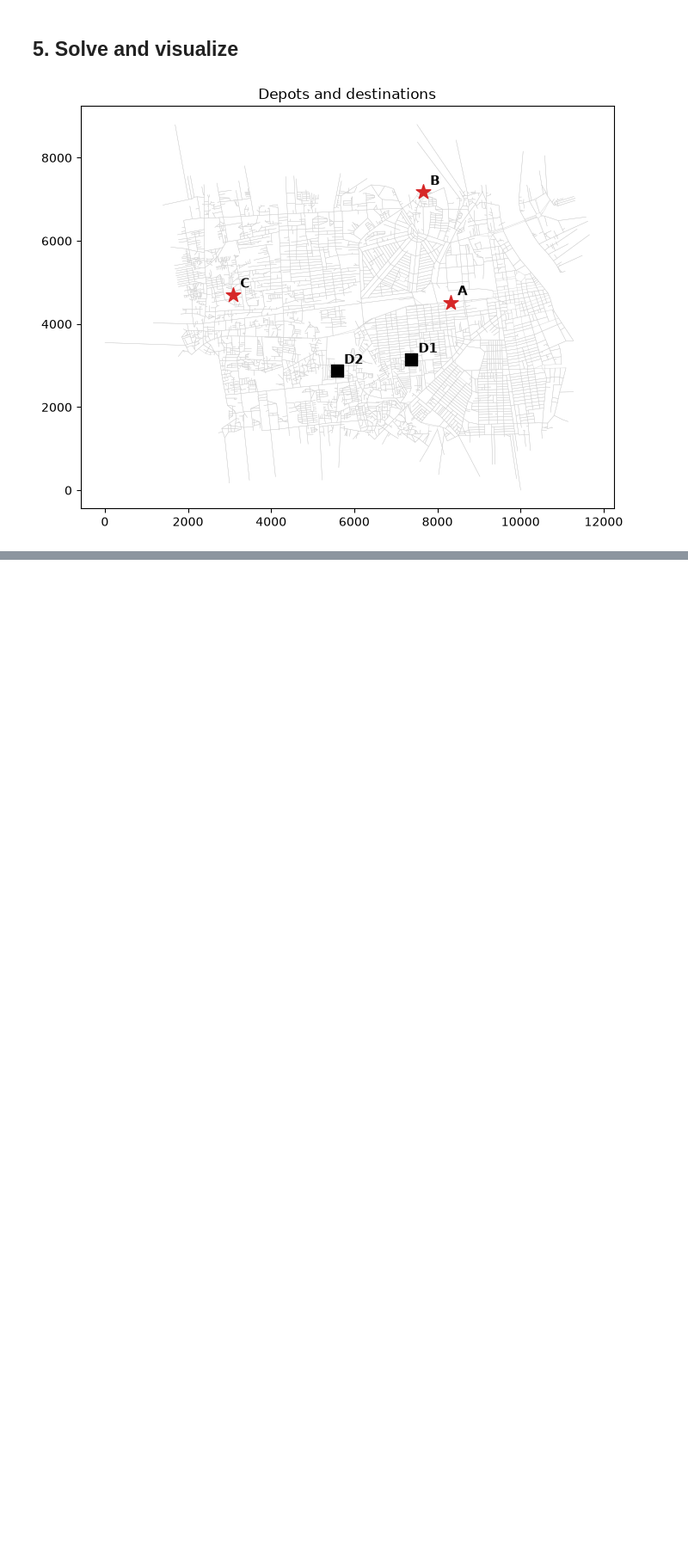
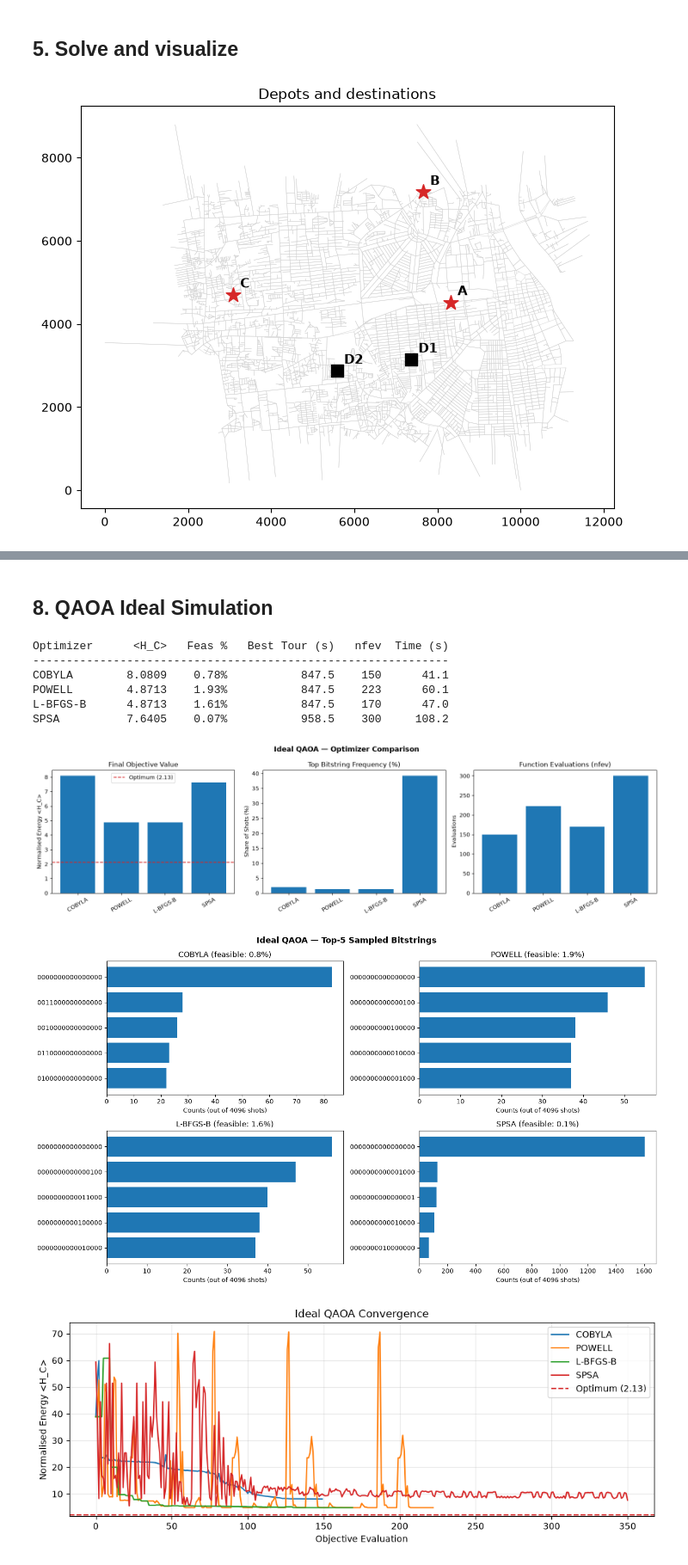
Before and after one commit to sophanith21/commercial_fleet_quantum_route_optimization, a Jupyter notebook: preprocessing_new_problem.ipynb, the cells around one changed output, grey strips where cells are left out. Shown at 86% size. Cells and saved outputs as stored; diff of their text form; code cells hidden in the pictures; blank space fills up the shorter version.

Commit message:
feat: clean up the notebook - now uses one qubo (normalized) - add QAOA Idea and Noisy

```diff
--- a/preprocessing_new_problem.ipynb
+++ b/preprocessing_new_problem.ipynb
@@ -409,22 +348,0 @@ C_4      0.00     0.00     0.00     0.00     0.00     0.00     0.00 -1399.48
-# %%
-def qubo_to_ising(Q, variables, offset):
-
-    h = {v: 0.0 for v in variables}
-    J = {}
-    ising_offset = offset
-
-    for (v1, v2), coefficient in Q.items():
-
-        if v1 == v2:
-            h[v1] -= coefficient / 2
-            ising_offset += coefficient / 2
-
-        else:
-            J[(v1, v2)] = coefficient / 4
-
-            h[v1] -= coefficient / 4
-            h[v2] -= coefficient / 4
-
-            ising_offset += coefficient / 4
-
-    return h, J, ising_offset
@@ -526,0 +712,35 @@ IZIIZIIIIIIIIIII          85.6146
+# %% [markdown]
+## 8. QAOA Ideal Simulation
+# %%
+QAOA_REPS = 2
+SAMPLE_SHOTS = 4096
+opt_energy = float(energy + offset)  # brute-force normalised optimum from Section 5
+
+ideal_estimator, ideal_sampler, _ = make_qaoa_primitives(mode="ideal", shots=SAMPLE_SHOTS, seed=42)
+ideal_ansatz = build_qaoa_ansatz(cost_hamiltonian, reps=QAOA_REPS)
+
+ideal_results = run_qaoa_suite(
+    C_OPTIMIZER,
+    ansatz=ideal_ansatz,
+    cost_hamiltonian=cost_hamiltonian,
+    estimator=ideal_estimator,
+    sampler=ideal_sampler,
+    variables=variables,
+    d=d,
+    mc=mc,
+    maxiter=150,
+    shots=SAMPLE_SHOTS,
+)
+
+plot_qaoa_comparison(ideal_results, shots=SAMPLE_SHOTS, title_prefix="Ideal QAOA", optimal_energy=opt_energy)
+plot_qaoa_convergence(ideal_results, title="Ideal QAOA Convergence", optimal_energy=opt_energy)
+# %% [output]
+Optimizer      <H_C>   Feas %   Best Tour (s)   nfev  Time (s)
+--------------------------------------------------------------
+COBYLA        8.0809    0.78%           847.5    150      41.1
+POWELL        4.8713    1.93%           847.5    223      60.1
+L-BFGS-B      4.8713    1.61%           847.5    170      47.0
+SPSA          7.6405    0.07%           958.5    300     108.2
+[figure, added]
+[figure, added]
+[figure, added]
```
Also changed, not shown: parts of 28 cells of this notebook, 5 other files.
